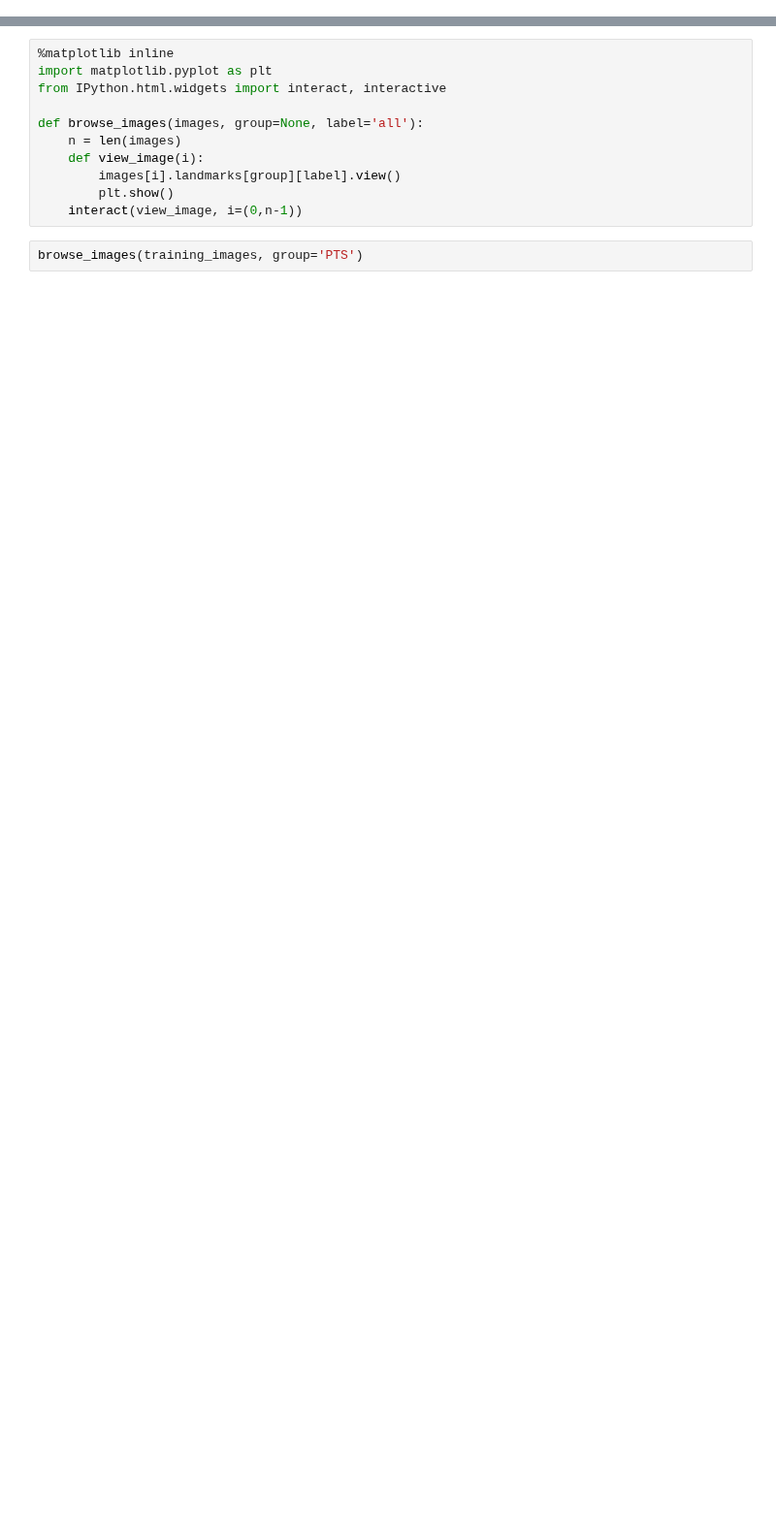
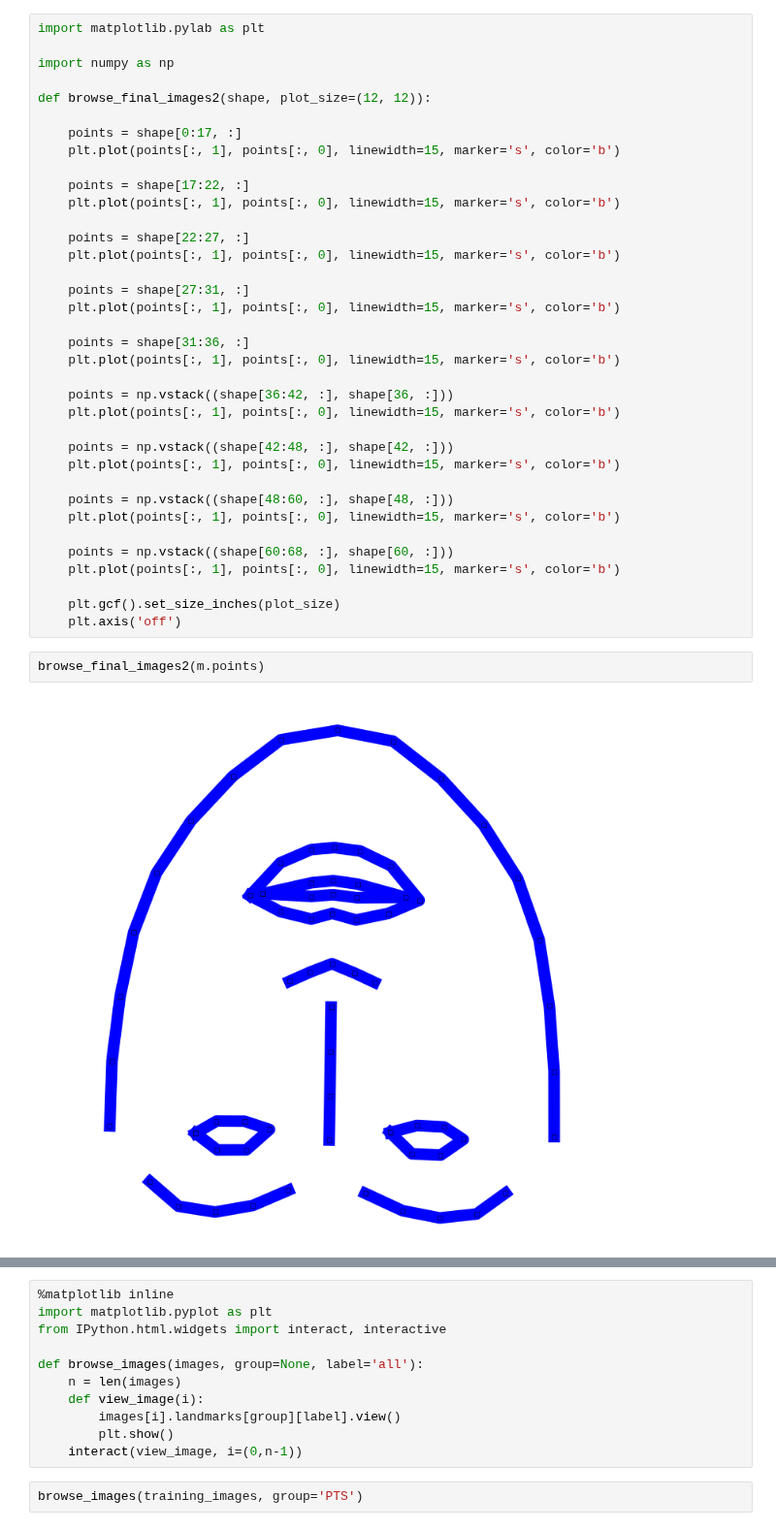
Before and after one commit to jalabort/scrap2, a Jupyter notebook: notebooks/Fitters/AAMs.ipynb, the cells around one changed output, grey strips where cells are left out. Shown at 97% size. Drawn from its saved outputs; the diff is of its cells as text; blank space fills up the shorter version.

```diff
--- a/notebooks/Fitters/AAMs.ipynb
+++ b/notebooks/Fitters/AAMs.ipynb
@@ -14,3 +14,43 @@ for i in pio.import_images('/data/PhD/DataBases/lfpw/trainset/*.png'):
         i = i.as_greyscale(mode='luminosity')
     # append it to the list
     training_images.append(i)
+# %%
+import matplotlib.pylab as plt
+
+import numpy as np
+
+def browse_final_images2(shape, plot_size=(12, 12)):
+
+    points = shape[0:17, :]
+    plt.plot(points[:, 1], points[:, 0], linewidth=15, marker='s', color='b')
+
+    points = shape[17:22, :]
+    plt.plot(points[:, 1], points[:, 0], linewidth=15, marker='s', color='b')
+
+    points = shape[22:27, :]
+    plt.plot(points[:, 1], points[:, 0], linewidth=15, marker='s', color='b')
+
+    points = shape[27:31, :]
+    plt.plot(points[:, 1], points[:, 0], linewidth=15, marker='s', color='b')
+
+    points = shape[31:36, :]
+    plt.plot(points[:, 1], points[:, 0], linewidth=15, marker='s', color='b')
+
+    points = np.vstack((shape[36:42, :], shape[36, :]))
+    plt.plot(points[:, 1], points[:, 0], linewidth=15, marker='s', color='b')
+
+    points = np.vstack((shape[42:48, :], shape[42, :]))
+    plt.plot(points[:, 1], points[:, 0], linewidth=15, marker='s', color='b')
+
+    points = np.vstack((shape[48:60, :], shape[48, :]))
+    plt.plot(points[:, 1], points[:, 0], linewidth=15, marker='s', color='b')
+
+    points = np.vstack((shape[60:68, :], shape[60, :]))
+    plt.plot(points[:, 1], points[:, 0], linewidth=15, marker='s', color='b')
+
+    plt.gcf().set_size_inches(plot_size)
+    plt.axis('off')
+# %%
+browse_final_images2(m.points)
+# %% [output]
+[figure, added]
```
Also changed, not shown: parts of 4 cells of this notebook, 16 other files.
